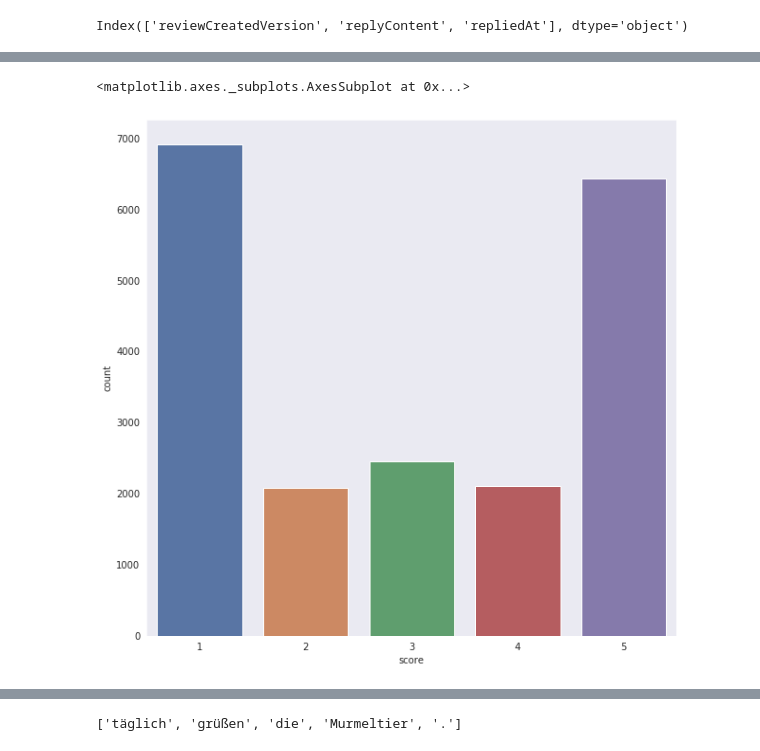
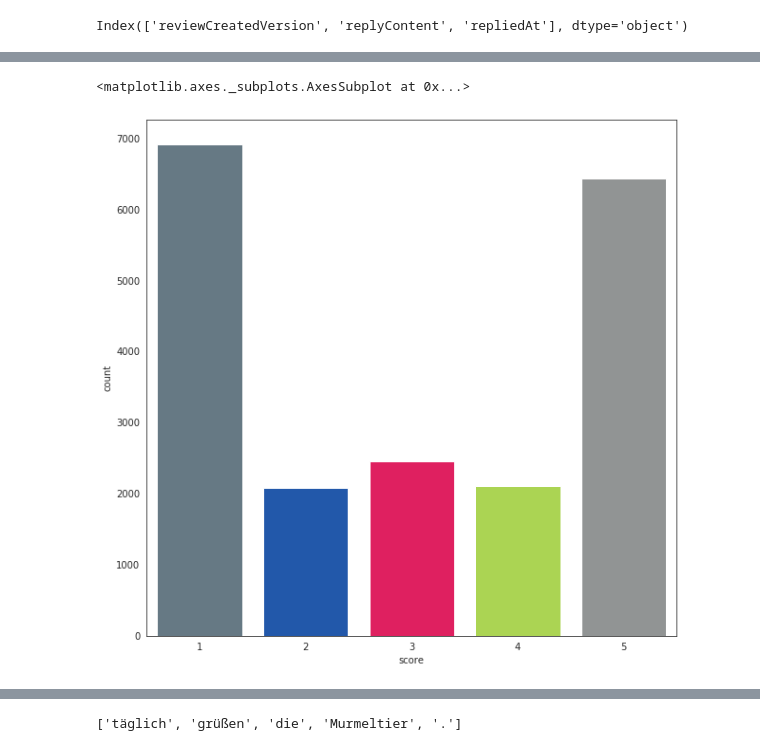
Before and after one commit to nnamliehbes/CoronaWarnApp_Analysis, a Jupyter notebook: corona.ipynb, the cells around one changed output, grey strips where cells are left out. Saved outputs shown, nothing was run; the diff lists cells and outputs as text; code cells hidden in the pictures.

Commit message:
v.03
- restructured notebook
- added topic modeling to bad reviews

```diff
--- a/corona.ipynb
+++ b/corona.ipynb
@@ -68,6 +48,3 @@ df_version_filter = df_version_filter[df_version_filter["count"] >= 50]
 
 mask_version = df_version_filter["reviewCreatedVersion"]
 df_version_filter = df[df["reviewCreatedVersion"].isin(mask_version)]
-plt.figure(figsize=(35,10))
-sns.set_style("dark")
-sns.lineplot(x = "reviewCreatedVersion", y = "score", err_style = "bars", ci = 95,  palette = "flare", data = df_version_filter)
@@ -78,0 +51,7 @@ sns.lineplot(x = "reviewCreatedVersion", y = "score", err_style = "bars", ci = 9
+# %%
+plt.figure(figsize=(35,10))
+
+mycolors = ["#617a89", "#0b53c1", "#ff0055", "#b3e93e", "#909495", "#ffec1b", "#fba29d", "#23d0fc", "#fda609", "#7f0799", "#650d1b"]
+sns.set_palette(sns.color_palette(mycolors))
+sns.set_style("white")
+sns.lineplot(x = "reviewCreatedVersion", y = "score", err_style = "bars", ci = 95, data = df_version_filter)
@@ -79,8 +61,9 @@ sns.lineplot(x = "reviewCreatedVersion", y = "score", err_style = "bars", ci = 9
 # %%
+# count of scores given
 plt.figure(figsize=(10,10))
-sns.set_style("dark")
-sns.set_palette("deep")
+sns.set_style("white")
+sns.set_palette(sns.color_palette(mycolors))
 sns.countplot(x = "score", data = df)
 # %% [output]
 <matplotlib.axes._subplots.AxesSubplot at 0x...>
-[figure, old version]
+[figure, new version]
```
Also changed, not shown: parts of 58 cells of this notebook, 2 other files.
